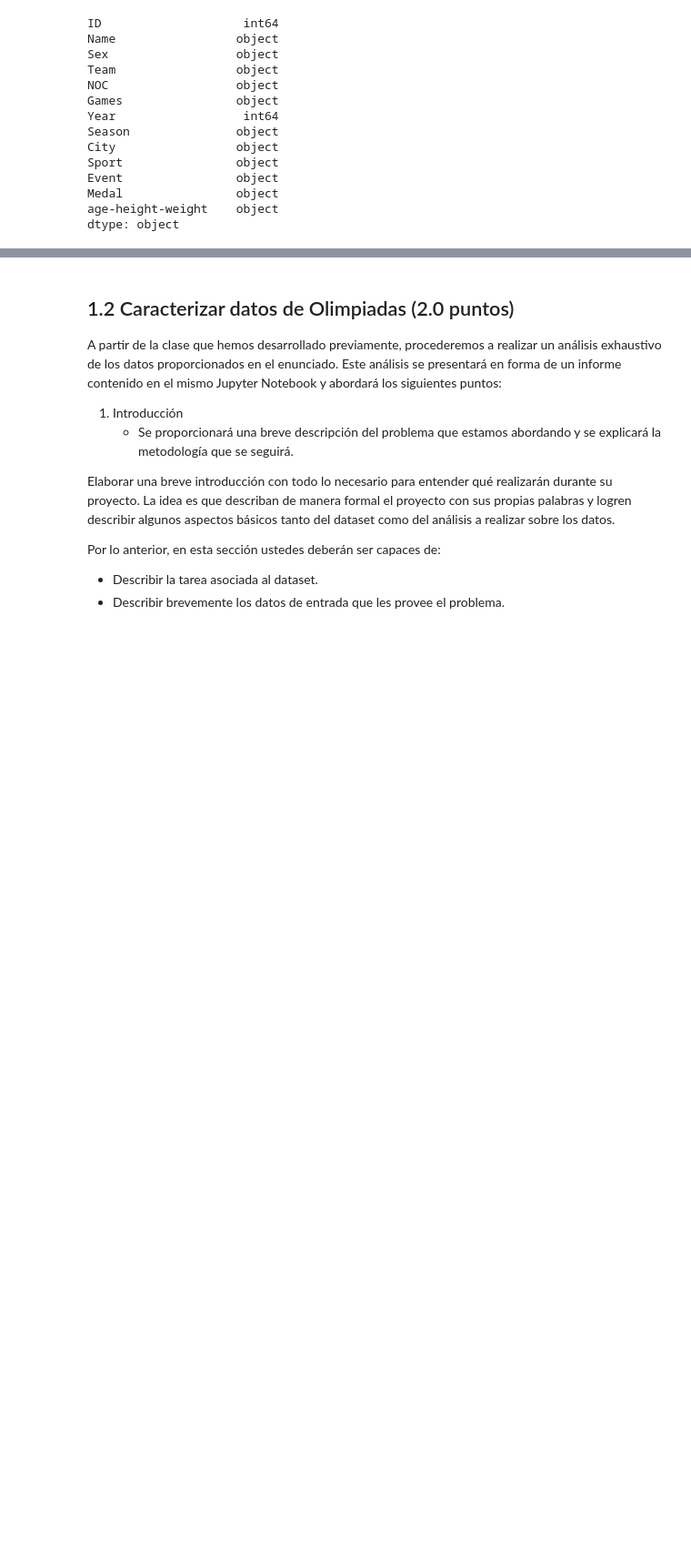
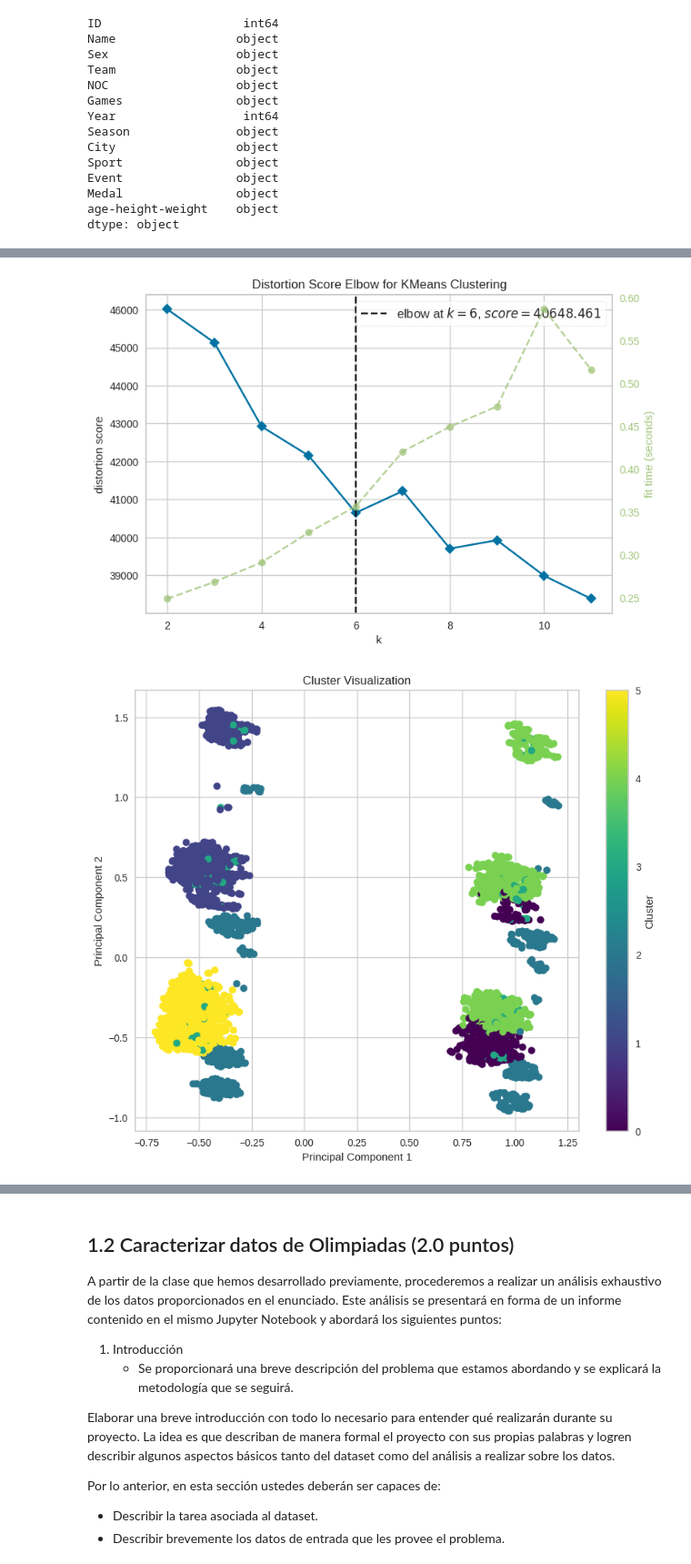
Before and after one commit to tomasaguirre-ignacioalbornoz/MDS7202, a Jupyter notebook: Proyecto1/Proyecto_enunciado.ipynb, the cells around one changed output, grey strips where cells are left out. Shown at 91% size. Cells and saved outputs as stored; diff of their text form; code cells hidden in the pictures; blank space fills up the shorter version.

Commit message:
listo make_clusters

```diff
--- a/Proyecto1/Proyecto_enunciado.ipynb
+++ b/Proyecto1/Proyecto_enunciado.ipynb
@@ -827,0 +815,5 @@ profiler.scale()
+# %%
+profiler.make_clusters()
+# %% [output]
+[figure, added]
+[figure, added]
```
Also changed, not shown: parts of 5 cells of this notebook, 5 other files.
